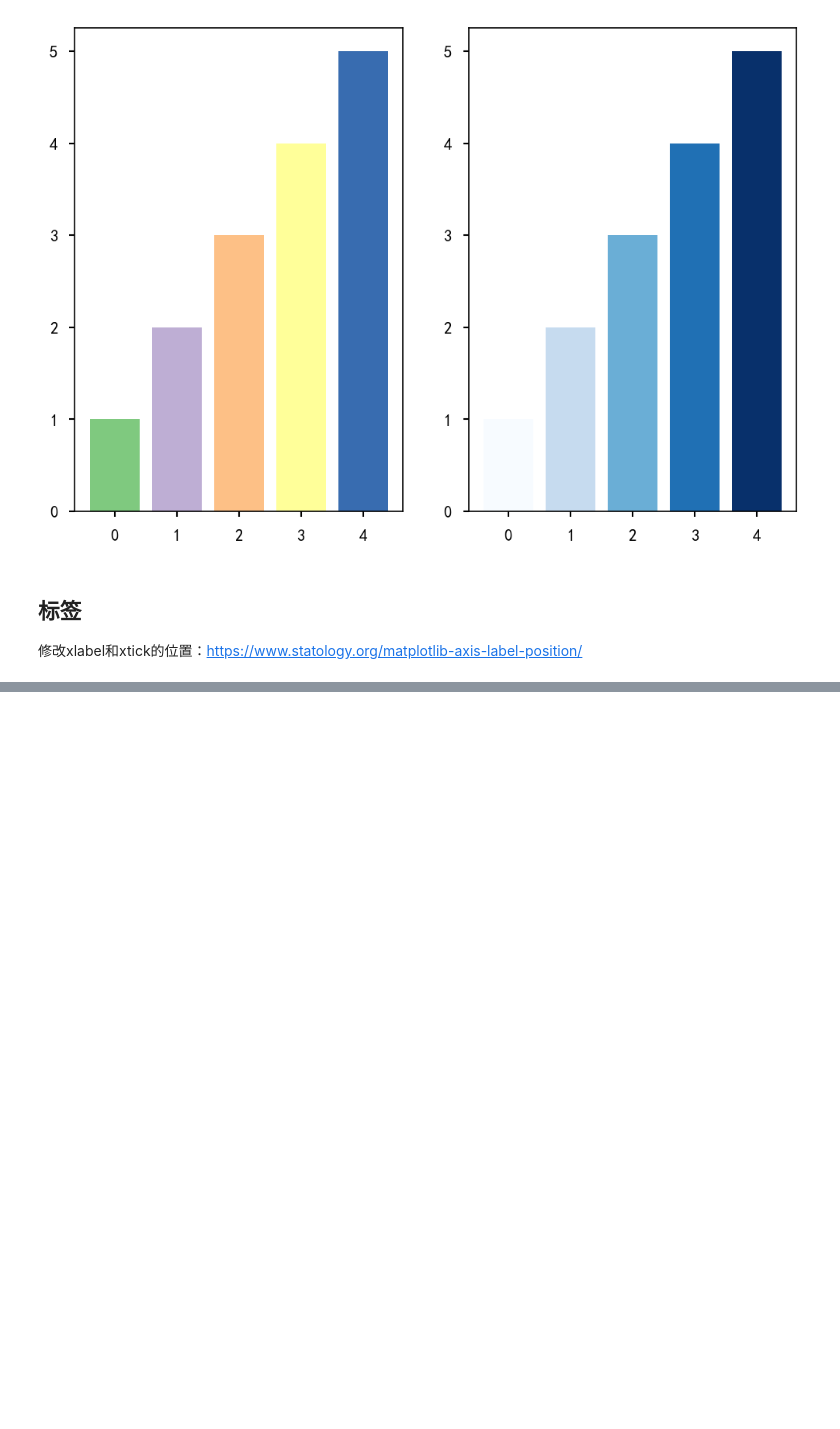
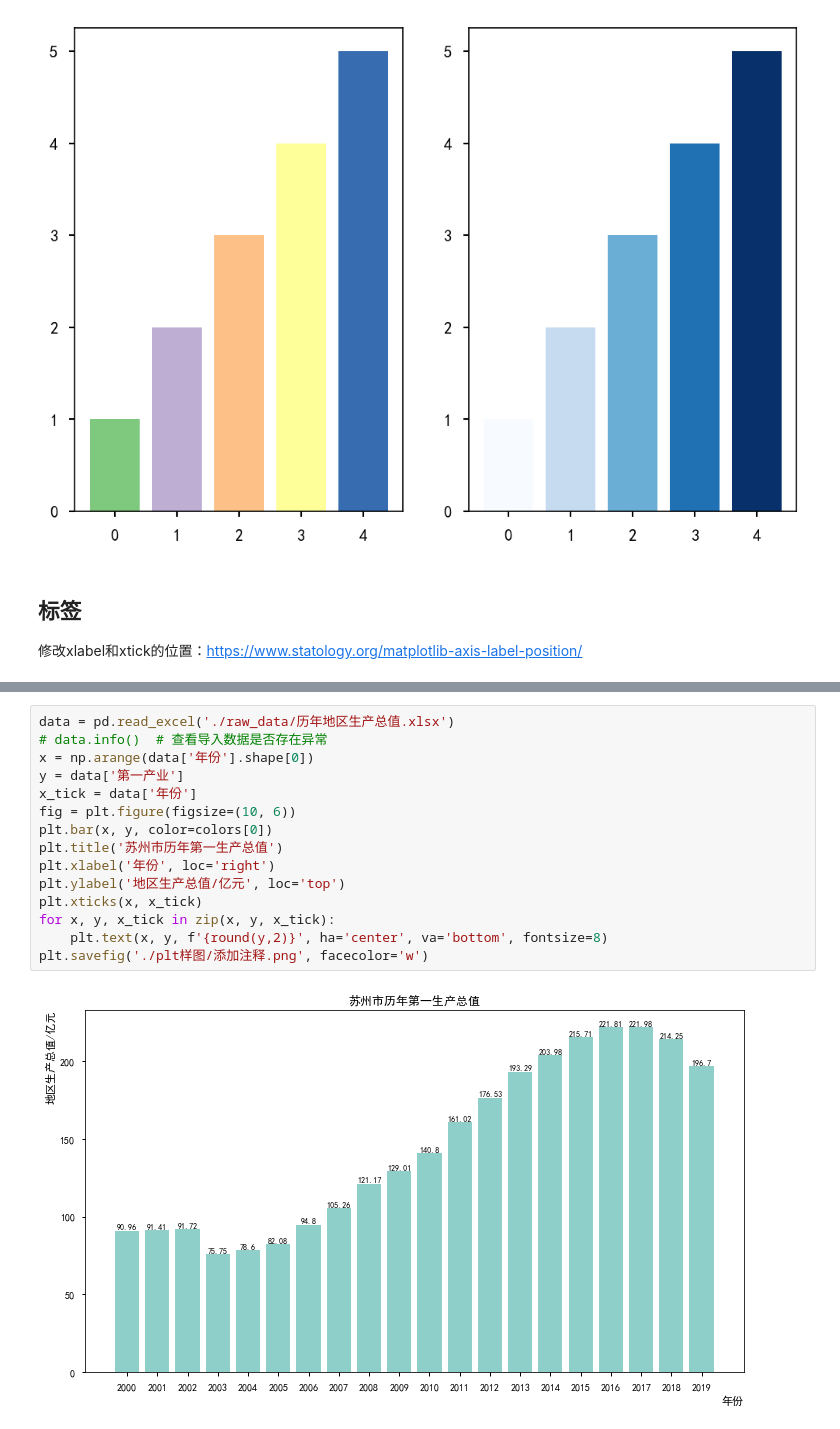
Before and after one commit to kebuAAA/Visualization-using-python, a Jupyter notebook: plt绘图.ipynb, the cells around one changed output, grey strips where cells are left out. Cells and saved outputs as stored; diff of their text form; blank space fills up the shorter version.

```diff
--- a/plt绘图.ipynb
+++ b/plt绘图.ipynb
@@ -561,0 +577,17 @@ plt.bar(range(5), range(1, 6), color=plt.get_cmap(
+# %%
+data = pd.read_excel('./raw_data/历年地区生产总值.xlsx')
+# data.info()  # 查看导入数据是否存在异常
+x = np.arange(data['年份'].shape[0])
+y = data['第一产业']
+x_tick = data['年份']
+fig = plt.figure(figsize=(10, 6))
+plt.bar(x, y, color=colors[0])
+plt.title('苏州市历年第一生产总值')
+plt.xlabel('年份', loc='right')
+plt.ylabel('地区生产总值/亿元', loc='top')
+plt.xticks(x, x_tick)
+for x, y, x_tick in zip(x, y, x_tick):
+    plt.text(x, y, f'{round(y,2)}', ha='center', va='bottom', fontsize=8)
+plt.savefig('./plt样图/添加注释.png', facecolor='w')
+# %% [output]
+[figure, added]
```
Also changed, not shown: parts of 4 cells of this notebook, 2 other files.
